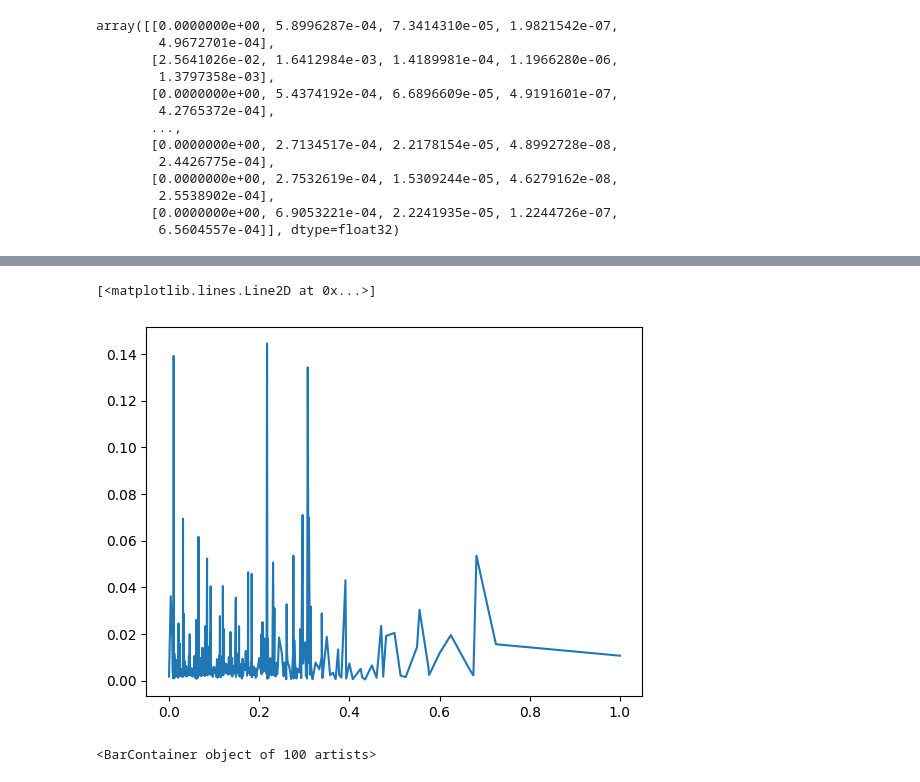
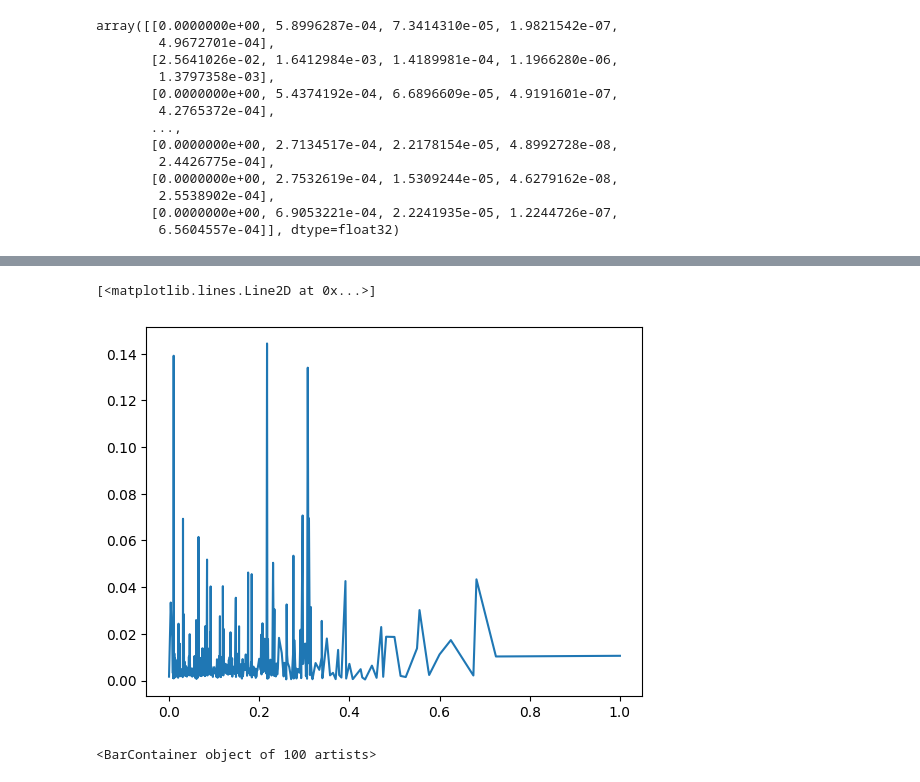
Before and after one commit to Ilykuleshov/transaction-data-generation, a Jupyter notebook: notebooks/test_anomaly_detect.ipynb, the cells around one changed output, grey strips where cells are left out. Saved outputs shown, nothing was run; the diff lists cells and outputs as text; code cells hidden in the pictures.

```diff
--- a/notebooks/test_anomaly_detect.ipynb
+++ b/notebooks/test_anomaly_detect.ipynb
@@ -107,6 +104,8 @@ for fraq in anomaly_fraq:
 # %%
 losses = np.concatenate(losses)
 losses_df = pd.DataFrame(losses, columns=['anomaly_fraq', 'loss', 'mcc_loss', 'binary_loss', 'amt_loss'])
+# %%
+losses_df['loss_sum'] = losses_df['mcc_loss'] + losses_df['binary_loss'] + losses_df['amt_loss']
 # %%
 def make_groups(fraq):
     if fraq < .2:
@@ -124,5 +123,6 @@ agg_df = pd.DataFrame(losses_df.groupby('anomaly_fraq').agg({
     'loss': ['mean', 'std'],
     'mcc_loss': ['mean', 'std'],
     'binary_loss': ['mean', 'std'],
-    'amt_loss': ['mean', 'std']
+    'amt_loss': ['mean', 'std'],
+    'loss_sum': ['mean', 'std']
 }))
@@ -145,8 +129,8 @@ Name: mean, Length: 100, dtype: float32
 # %%
-plt.plot(agg_df.index, agg_df['loss']['mean'])
+plt.plot(agg_df.index, agg_df['loss_sum']['mean'])
 # %% [output]
 [<matplotlib.lines.Line2D at 0x...>]
-[figure, old version]
+[figure, new version]
 # %%
 plt.rcParams.update({'figure.figsize':(7,5), 'figure.dpi':100})
 
```
Also changed, not shown: parts of 4 cells of this notebook, 25 other files.
